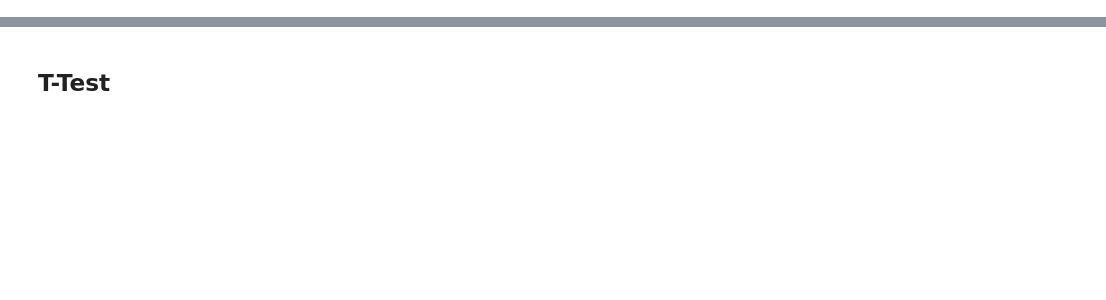
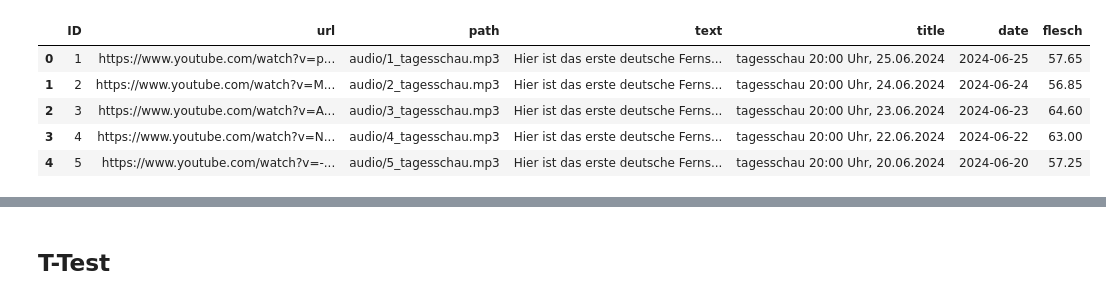
Before and after one commit to thhaase/tagesschau_em_languagelevel, a Jupyter notebook: analyse.ipynb, the cells around one changed output, grey strips where cells are left out. Cells and saved outputs as stored; diff of their text form; code cells hidden in the pictures; blank space fills up the shorter version.

```diff
--- a/analyse.ipynb
+++ b/analyse.ipynb
@@ -65,3 +86,11 @@ def calculate_flesch_score(text, language):
 # %%
-# Calculate the Flesch Reading Ease Score
-df['flesch'] = df.apply(lambda row: calculate_flesch_score(row['text'], row['language']), axis=1)
+textstat.set_lang("de")
+df['flesch'] = df.apply(lambda row: textstat.flesch_reading_ease(row['text']), axis=1)
+df.head()
+# %% [output]
+|  | ID | url | path | text | title | date | flesch |
+| 0 | 1 | https://www.youtube.com/watch?v=p... | audio/1_tagesschau.mp3 | Hier ist das erste deutsche Ferns... | tagesschau 20:00 Uhr, 25.06.2024 | 2024-06-25 | 57.65 |
+| 1 | 2 | https://www.youtube.com/watch?v=M... | audio/2_tagesschau.mp3 | Hier ist das erste deutsche Ferns... | tagesschau 20:00 Uhr, 24.06.2024 | 2024-06-24 | 56.85 |
+| 2 | 3 | https://www.youtube.com/watch?v=A... | audio/3_tagesschau.mp3 | Hier ist das erste deutsche Ferns... | tagesschau 20:00 Uhr, 23.06.2024 | 2024-06-23 | 64.60 |
+| 3 | 4 | https://www.youtube.com/watch?v=N... | audio/4_tagesschau.mp3 | Hier ist das erste deutsche Ferns... | tagesschau 20:00 Uhr, 22.06.2024 | 2024-06-22 | 63.00 |
+| 4 | 5 | https://www.youtube.com/watch?v=-... | audio/5_tagesschau.mp3 | Hier ist das erste deutsche Ferns... | tagesschau 20:00 Uhr, 20.06.2024 | 2024-06-20 | 57.25 |
```
Also changed, not shown: parts of 13 cells of this notebook, 2 other files.
